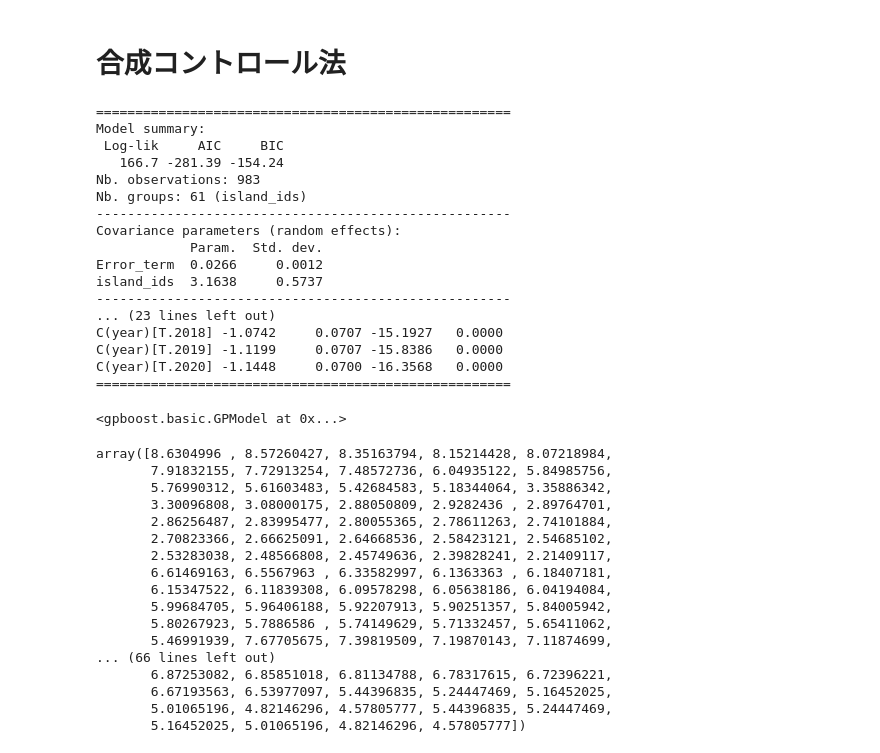
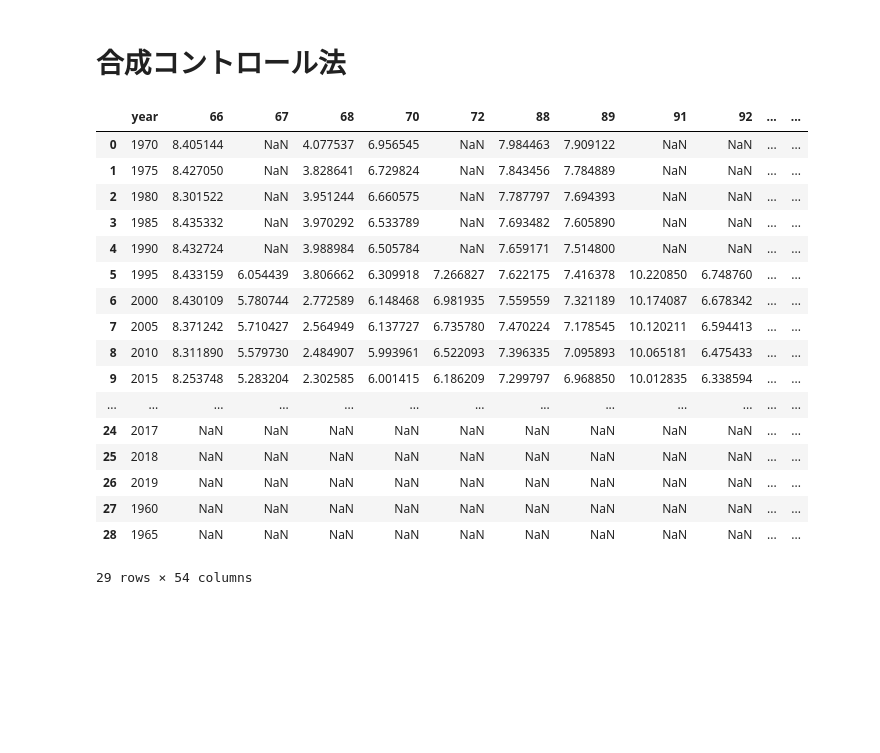
Before and after one commit to Keisei-Akiya/bridge-straw-effects, a Jupyter notebook: src/analysis/frequency/scm/scm.ipynb, the cells around one changed output. Saved outputs shown, nothing was run; the diff lists cells and outputs as text; code cells hidden in the pictures; blank space fills up the shorter version.

```diff
--- a/src/analysis/frequency/scm/scm.ipynb
+++ b/src/analysis/frequency/scm/scm.ipynb
@@ -25,23 +10,0 @@ group = control_df['island_ids']
-# %%
-gp_model = gpb.GPModel(group_data=group, likelihood='gaussian')
-gp_model.fit(y=y, X=X, params={'std_dev': True})
-gp_model.summary()
-# %% [output]
-=====================================================
-Model summary:
- Log-lik     AIC     BIC
-   166.7 -281.39 -154.24
-Nb. observations: 983
-Nb. groups: 61 (island_ids)
------------------------------------------------------
-Covariance parameters (random effects):
-            Param.  Std. dev.
-Error_term  0.0266     0.0012
-island_ids  3.1638     0.5737
------------------------------------------------------
-... (23 lines left out)
-C(year)[T.2018] -1.0742     0.0707 -15.1927   0.0000
-C(year)[T.2019] -1.1199     0.0707 -15.8386   0.0000
-C(year)[T.2020] -1.1448     0.0700 -16.3568   0.0000
-=====================================================
-<gpboost.basic.GPModel at 0x...>
@@ -55,20 +10,0 @@ pred_mu = pred['mu']
-# %%
-pred['mu']
-# %% [output]
-array([8.6304996 , 8.57260427, 8.35163794, 8.15214428, 8.07218984,
-       7.91832155, 7.72913254, 7.48572736, 6.04935122, 5.84985756,
-       5.76990312, 5.61603483, 5.42684583, 5.18344064, 3.35886342,
-       3.30096808, 3.08000175, 2.88050809, 2.9282436 , 2.89764701,
-       2.86256487, 2.83995477, 2.80055365, 2.78611263, 2.74101884,
-       2.70823366, 2.66625091, 2.64668536, 2.58423121, 2.54685102,
-       2.53283038, 2.48566808, 2.45749636, 2.39828241, 2.21409117,
-       6.61469163, 6.5567963 , 6.33582997, 6.1363363 , 6.18407181,
-       6.15347522, 6.11839308, 6.09578298, 6.05638186, 6.04194084,
-       5.99684705, 5.96406188, 5.92207913, 5.90251357, 5.84005942,
-       5.80267923, 5.7886586 , 5.74149629, 5.71332457, 5.65411062,
-       5.46991939, 7.67705675, 7.39819509, 7.19870143, 7.11874699,
-... (66 lines left out)
-       6.87253082, 6.85851018, 6.81134788, 6.78317615, 6.72396221,
-       6.67193563, 6.53977097, 5.44396835, 5.24447469, 5.16452025,
-       5.01065196, 4.82146296, 4.57805777, 5.44396835, 5.24447469,
-       5.16452025, 5.01065196, 4.82146296, 4.57805777])
@@ -75,2 +16,21 @@ array([8.6304996 , 8.57260427, 8.35163794, 8.15214428, 8.07218984,
 # %%
-treatment_df['pred'] = pred_mu
+treatment_df
+# %% [output]
+|  | year | 66 | 67 | 68 | 70 | 72 | 88 | 89 | 91 | 92 | ... | ... |
+| 0 | 1970 | 8.405144 | NaN | 4.077537 | 6.956545 | NaN | 7.984463 | 7.909122 | NaN | NaN | ... | ... |
+| 1 | 1975 | 8.427050 | NaN | 3.828641 | 6.729824 | NaN | 7.843456 | 7.784889 | NaN | NaN | ... | ... |
+| 2 | 1980 | 8.301522 | NaN | 3.951244 | 6.660575 | NaN | 7.787797 | 7.694393 | NaN | NaN | ... | ... |
+| 3 | 1985 | 8.435332 | NaN | 3.970292 | 6.533789 | NaN | 7.693482 | 7.605890 | NaN | NaN | ... | ... |
+| 4 | 1990 | 8.432724 | NaN | 3.988984 | 6.505784 | NaN | 7.659171 | 7.514800 | NaN | NaN | ... | ... |
+| 5 | 1995 | 8.433159 | 6.054439 | 3.806662 | 6.309918 | 7.266827 | 7.622175 | 7.416378 | 10.220850 | 6.748760 | ... | ... |
+| 6 | 2000 | 8.430109 | 5.780744 | 2.772589 | 6.148468 | 6.981935 | 7.559559 | 7.321189 | 10.174087 | 6.678342 | ... | ... |
+| 7 | 2005 | 8.371242 | 5.710427 | 2.564949 | 6.137727 | 6.735780 | 7.470224 | 7.178545 | 10.120211 | 6.594413 | ... | ... |
+| 8 | 2010 | 8.311890 | 5.579730 | 2.484907 | 5.993961 | 6.522093 | 7.396335 | 7.095893 | 10.065181 | 6.475433 | ... | ... |
+| 9 | 2015 | 8.253748 | 5.283204 | 2.302585 | 6.001415 | 6.186209 | 7.299797 | 6.968850 | 10.012835 | 6.338594 | ... | ... |
+| ... | ... | ... | ... | ... | ... | ... | ... | ... | ... | ... | ... | ... |
+| 24 | 2017 | NaN | NaN | NaN | NaN | NaN | NaN | NaN | NaN | NaN | ... | ... |
+| 25 | 2018 | NaN | NaN | NaN | NaN | NaN | NaN | NaN | NaN | NaN | ... | ... |
+| 26 | 2019 | NaN | NaN | NaN | NaN | NaN | NaN | NaN | NaN | NaN | ... | ... |
+| 27 | 1960 | NaN | NaN | NaN | NaN | NaN | NaN | NaN | NaN | NaN | ... | ... |
+| 28 | 1965 | NaN | NaN | NaN | NaN | NaN | NaN | NaN | NaN | NaN | ... | ... |
+29 rows × 54 columns
```
Also changed, not shown: parts of 19 cells of this notebook, 4 other files.
